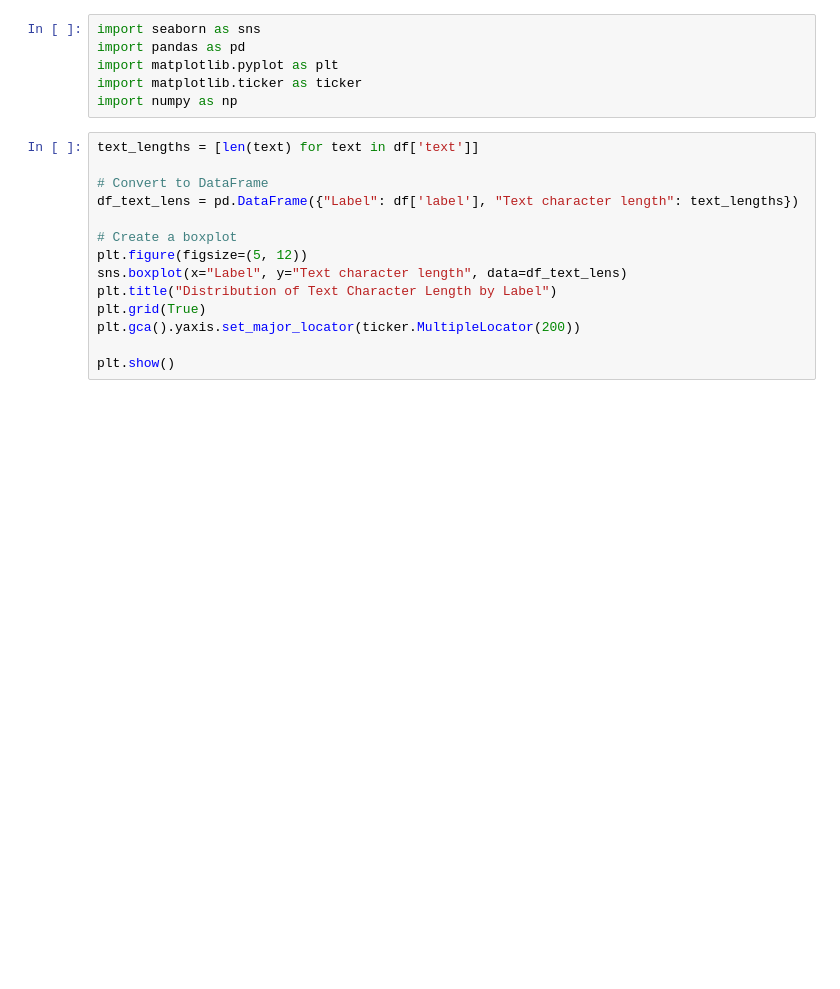
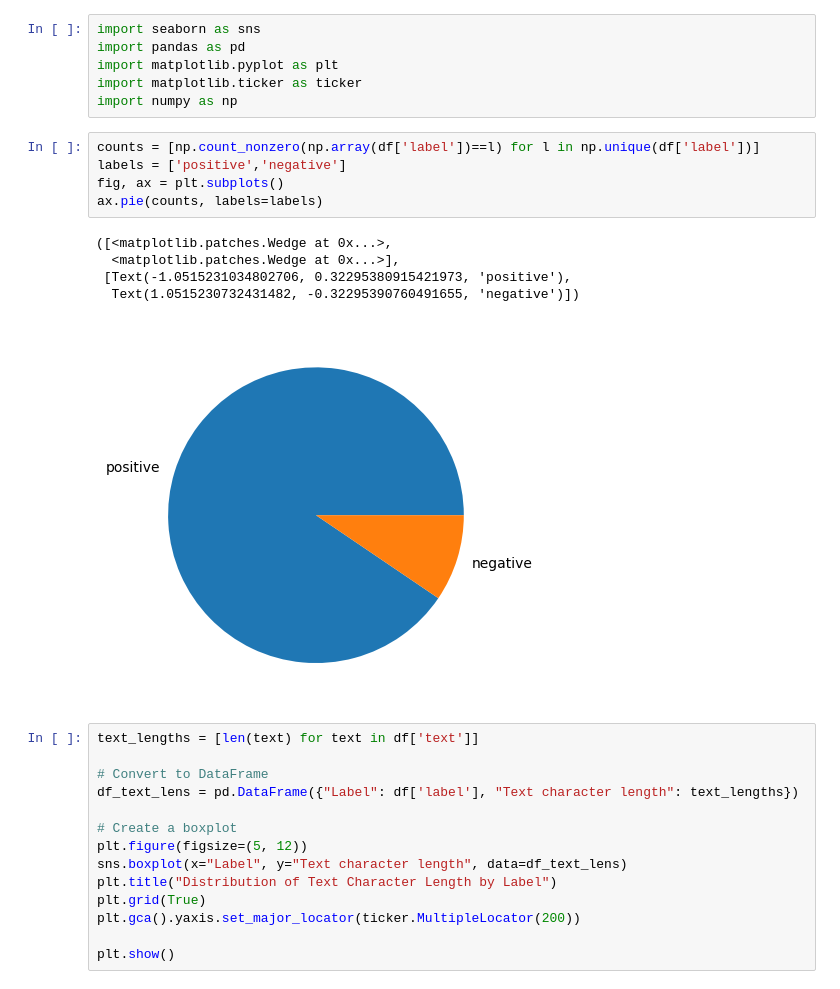
Before and after one commit to mwmlo/nlp-pcl-cw, a Jupyter notebook: class_label_analysis.ipynb, the cells around one changed output. Saved outputs shown, nothing was run; the diff lists cells and outputs as text; blank space fills up the shorter version.

Commit message:
adding pie chart

```diff
--- a/class_label_analysis.ipynb
+++ b/class_label_analysis.ipynb
@@ -19,6 +19,17 @@ import pandas as pd
 import matplotlib.pyplot as plt
 import matplotlib.ticker as ticker
 import numpy as np
+# %%
+counts = [np.count_nonzero(np.array(df['label'])==l) for l in np.unique(df['label'])]
+labels = ['positive','negative']
+fig, ax = plt.subplots()
+ax.pie(counts, labels=labels)
+# %% [output]
+([<matplotlib.patches.Wedge at 0x...>,
+  <matplotlib.patches.Wedge at 0x...>],
+ [Text(-1.0515231034802706, 0.32295380915421973, 'positive'),
+  Text(1.0515230732431482, -0.32295390760491655, 'negative')])
+[figure, added]
 # %%
 text_lengths = [len(text) for text in df['text']]
 
```
